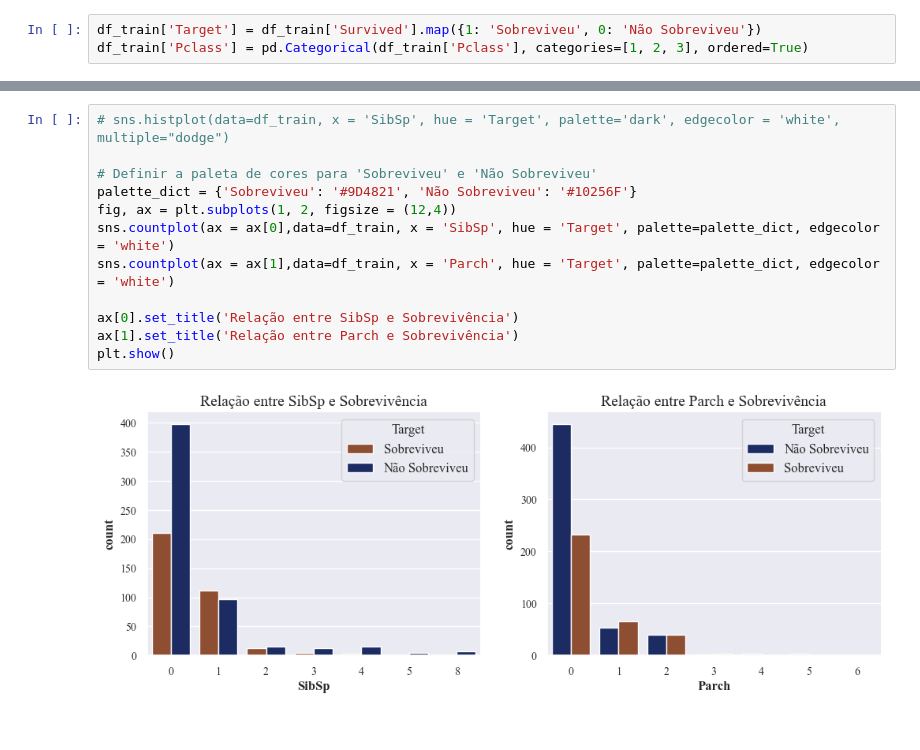
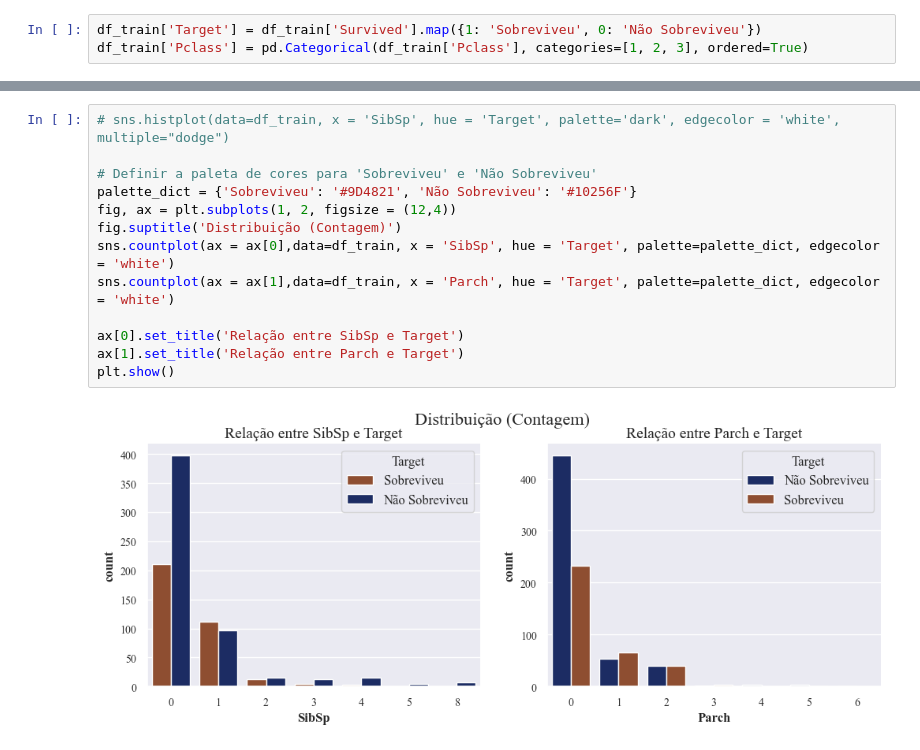
Before and after one commit to espeditoalves/titanic-ml-project, a Jupyter notebook: notebooks/exploration/1.0 - initial-data-exploration.ipynb, the cells around one changed output, grey strips where cells are left out. Saved outputs shown, nothing was run; the diff lists cells and outputs as text.

```diff
--- a/notebooks/exploration/1.0 - initial-data-exploration.ipynb
+++ b/notebooks/exploration/1.0 - initial-data-exploration.ipynb
@@ -143,14 +248,15 @@ plt.show()
 # %%
 # sns.histplot(data=df_train, x = 'SibSp', hue = 'Target', palette='dark', edgecolor = 'white', multiple="dodge")
 
 # Definir a paleta de cores para 'Sobreviveu' e 'Não Sobreviveu'
 palette_dict = {'Sobreviveu': '#9D4821', 'Não Sobreviveu': '#10256F'}
 fig, ax = plt.subplots(1, 2, figsize = (12,4))
+fig.suptitle('Distribuição (Contagem)')
 sns.countplot(ax = ax[0],data=df_train, x = 'SibSp', hue = 'Target', palette=palette_dict, edgecolor = 'white')
 sns.countplot(ax = ax[1],data=df_train, x = 'Parch', hue = 'Target', palette=palette_dict, edgecolor = 'white')
 
-ax[0].set_title('Relação entre SibSp e Sobrevivência')
-ax[1].set_title('Relação entre Parch e Sobrevivência')
+ax[0].set_title('Relação entre SibSp e Target')
+ax[1].set_title('Relação entre Parch e Target')
 plt.show()
 # %% [output]
-[figure, old version]
+[figure, new version]
```
Also changed, not shown: parts of 56 cells of this notebook.
